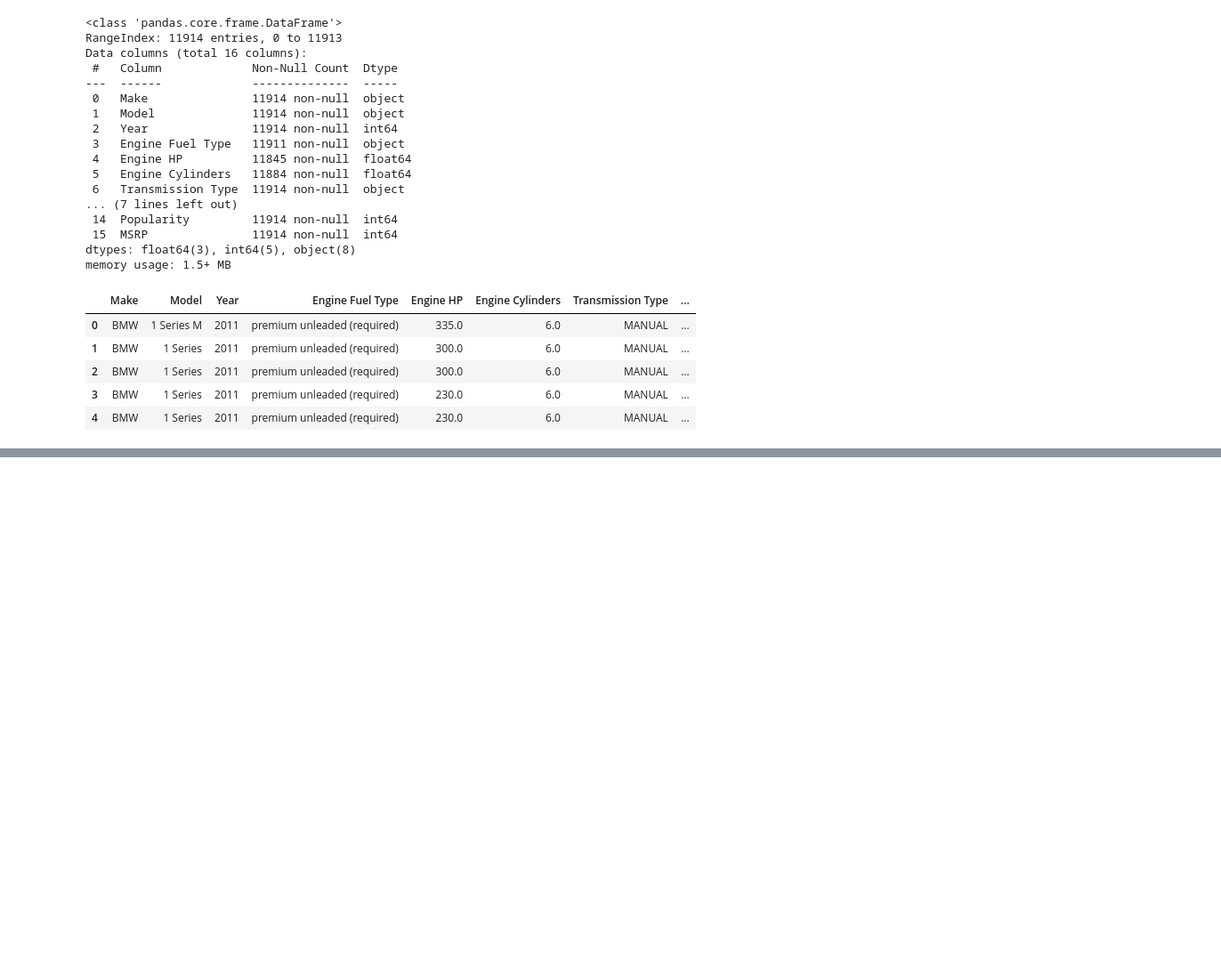
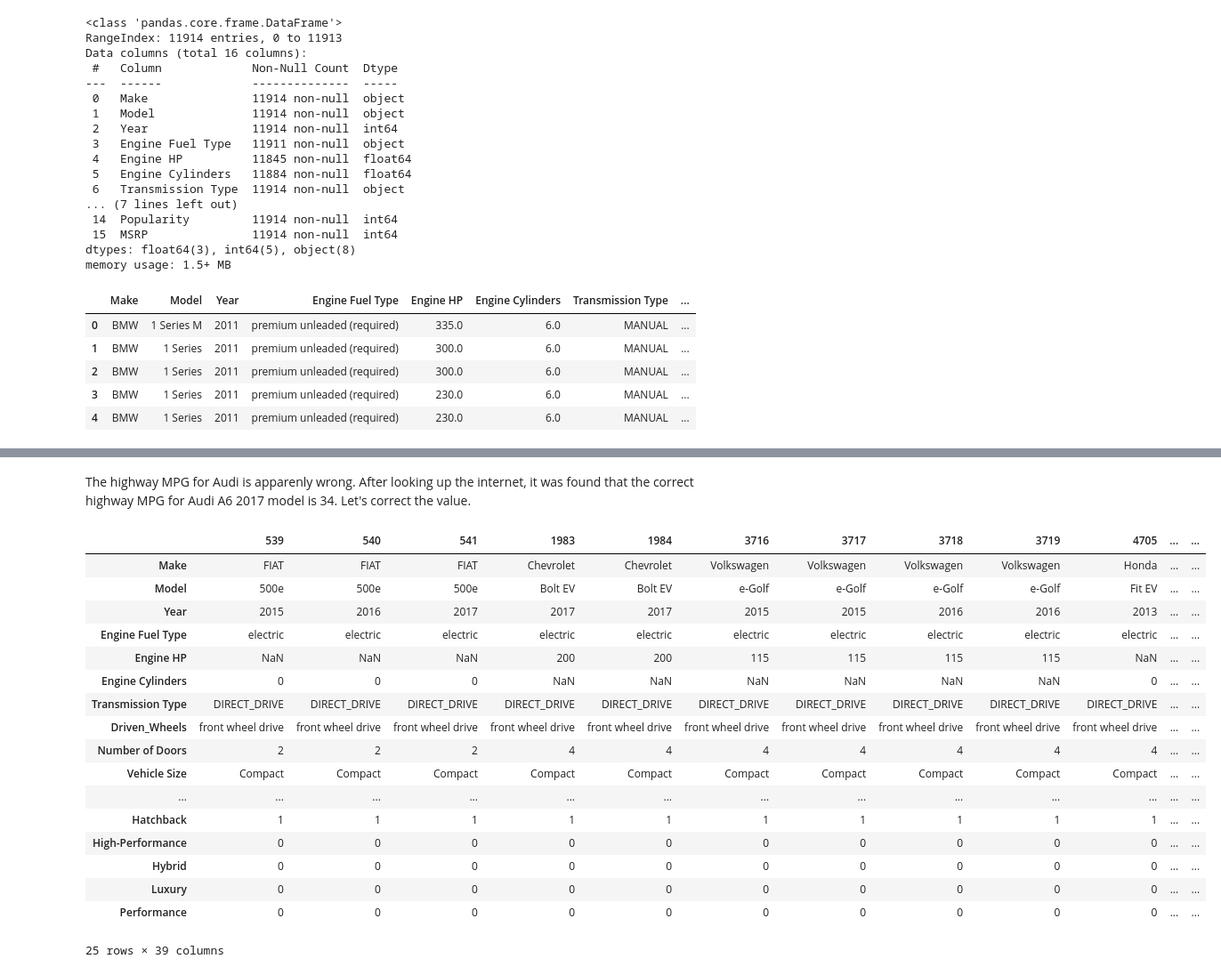
Before and after one commit to LanxyL/Capstone2, a Jupyter notebook: Notebooks/1_data_wrangling.ipynb, the cells around one changed output, grey strips where cells are left out. Shown: that part at 89% size. Saved outputs shown, nothing was run; the diff lists cells and outputs as text; code cells hidden in the pictures; blank space fills up the shorter version.

```diff
--- a/Notebooks/1_data_wrangling.ipynb
+++ b/Notebooks/1_data_wrangling.ipynb
@@ -43,0 +324,2 @@ car_data.head()
+# %% [markdown]
+The highway MPG for Audi is apparenly wrong. After looking up the internet, it was found that the correct highway MPG for Audi A6 2017 model is 34. Let's correct the value.
@@ -43,0 +328,22 @@ car_data.head()
+# %%
+#Filter the 'highway MPG' column to print the values greater than 100
+car_data.loc[car_data['city mpg']>110].T
+# %% [output]
+|  | 539 | 540 | 541 | 1983 | 1984 | 3716 | 3717 | 3718 | 3719 | 4705 | ... | ... |
+| Make | FIAT | FIAT | FIAT | Chevrolet | Chevrolet | Volkswagen | Volkswagen | Volkswagen | Volkswagen | Honda | ... | ... |
+| Model | 500e | 500e | 500e | Bolt EV | Bolt EV | e-Golf | e-Golf | e-Golf | e-Golf | Fit EV | ... | ... |
+| Year | 2015 | 2016 | 2017 | 2017 | 2017 | 2015 | 2015 | 2016 | 2016 | 2013 | ... | ... |
+| Engine Fuel Type | electric | electric | electric | electric | electric | electric | electric | electric | electric | electric | ... | ... |
+| Engine HP | NaN | NaN | NaN | 200 | 200 | 115 | 115 | 115 | 115 | NaN | ... | ... |
+| Engine Cylinders | 0 | 0 | 0 | NaN | NaN | NaN | NaN | NaN | NaN | 0 | ... | ... |
+| Transmission Type | DIRECT_DRIVE | DIRECT_DRIVE | DIRECT_DRIVE | DIRECT_DRIVE | DIRECT_DRIVE | DIRECT_DRIVE | DIRECT_DRIVE | DIRECT_DRIVE | DIRECT_DRIVE | DIRECT_DRIVE | ... | ... |
+| Driven_Wheels | front wheel drive | front wheel drive | front wheel drive | front wheel drive | front wheel drive | front wheel drive | front wheel drive | front wheel drive | front wheel drive | front wheel drive | ... | ... |
+| Number of Doors | 2 | 2 | 2 | 4 | 4 | 4 | 4 | 4 | 4 | 4 | ... | ... |
+| Vehicle Size | Compact | Compact | Compact | Compact | Compact | Compact | Compact | Compact | Compact | Compact | ... | ... |
+| ... | ... | ... | ... | ... | ... | ... | ... | ... | ... | ... | ... | ... |
+| Hatchback | 1 | 1 | 1 | 1 | 1 | 1 | 1 | 1 | 1 | 1 | ... | ... |
+| High-Performance | 0 | 0 | 0 | 0 | 0 | 0 | 0 | 0 | 0 | 0 | ... | ... |
+| Hybrid | 0 | 0 | 0 | 0 | 0 | 0 | 0 | 0 | 0 | 0 | ... | ... |
+| Luxury | 0 | 0 | 0 | 0 | 0 | 0 | 0 | 0 | 0 | 0 | ... | ... |
+| Performance | 0 | 0 | 0 | 0 | 0 | 0 | 0 | 0 | 0 | 0 | ... | ... |
+25 rows × 39 columns
```
Also changed, not shown: parts of 49 cells of this notebook, 2 other files.
